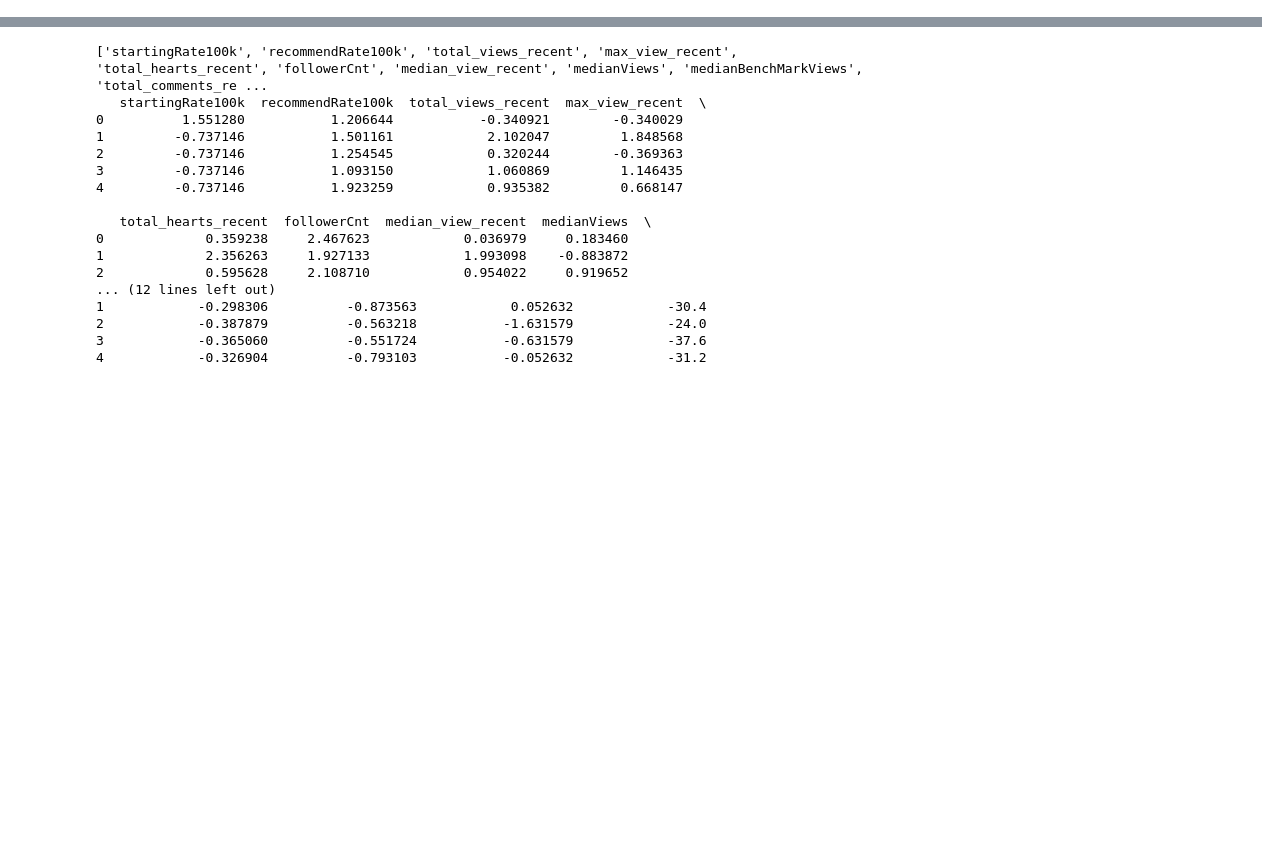
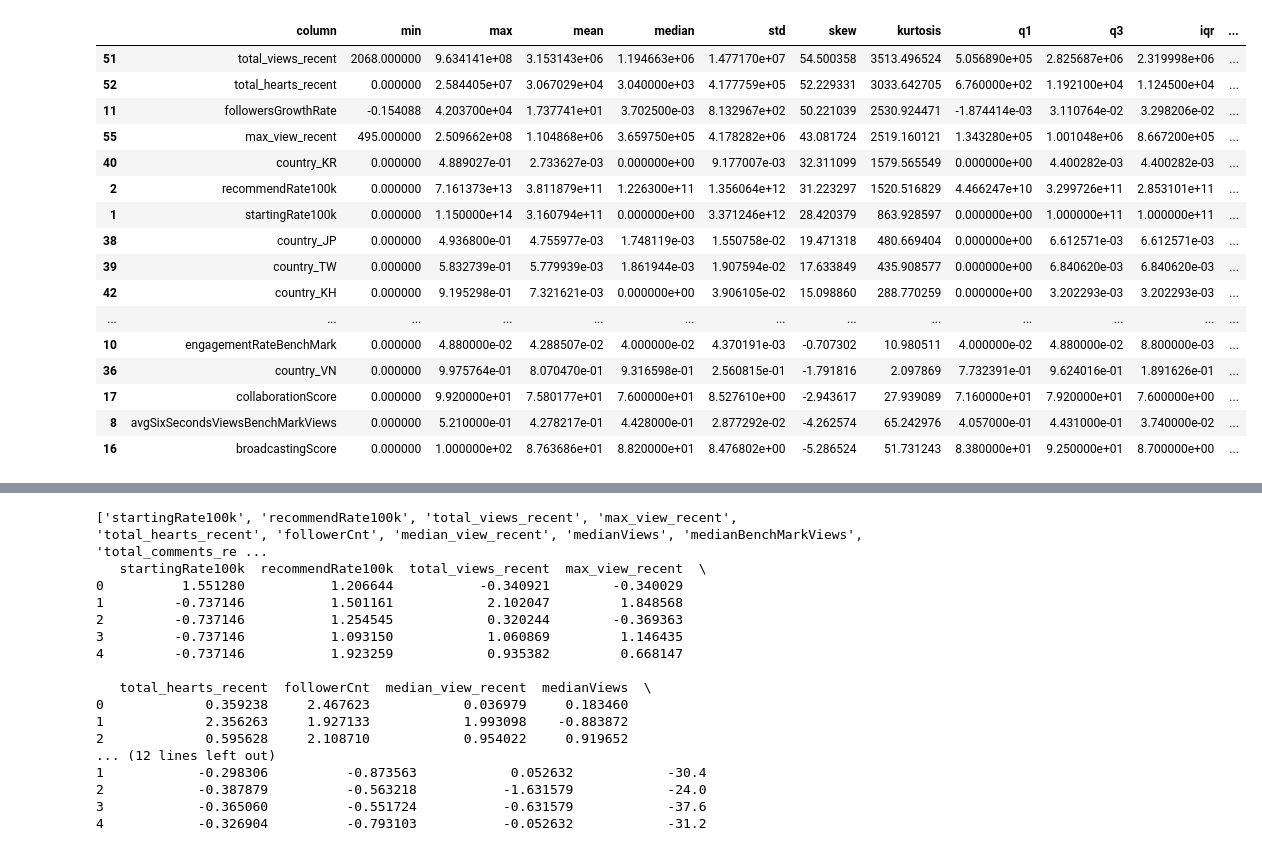
Before and after one commit to lamphat344961-alt/DACS_2026, a Jupyter notebook: transform.ipynb, the cells around one changed output, grey strips where cells are left out. Saved outputs shown, nothing was run; the diff lists cells and outputs as text; code cells hidden in the pictures; blank space fills up the shorter version.

```diff
--- a/transform.ipynb
+++ b/transform.ipynb
@@ -7,3 +7,50 @@ import matplotlib.pyplot as plt
 from sklearn.preprocessing import StandardScaler,RobustScaler
 # %%
 df = pd.read_csv("model_features.csv")
+# %%
+def column_stats(df):
+    stats = []
+
+    for col in df.columns:
+        if pd.api.types.is_numeric_dtype(df[col]):
+            s = df[col].dropna()
+
+            stats.append({
+                'column': col,
+                'min': s.min(),
+                'max': s.max(),
+                'mean': s.mean(),
+                'median': s.median(),
+                'std': s.std(),
+                'skew': s.skew(),
+                'kurtosis': s.kurt(),
+                'q1': s.quantile(0.25),
+                'q3': s.quantile(0.75),
+                'iqr': s.quantile(0.75) - s.quantile(0.25),
+                'zero_ratio': (s == 0).mean(),
+                'unique': s.nunique()
+            })
+
+    return pd.DataFrame(stats).sort_values(by='skew', ascending=False)
+# %%
+stats_df = column_stats(df)
+# %%
+stats_df.head(60)
+# %% [output]
+|  | column | min | max | mean | median | std | skew | kurtosis | q1 | q3 | iqr | ... |
+| 51 | total_views_recent | 2068.000000 | 9.634141e+08 | 3.153143e+06 | 1.194663e+06 | 1.477170e+07 | 54.500358 | 3513.496524 | 5.056890e+05 | 2.825687e+06 | 2.319998e+06 | ... |
+| 52 | total_hearts_recent | 0.000000 | 2.584405e+07 | 3.067029e+04 | 3.040000e+03 | 4.177759e+05 | 52.229331 | 3033.642705 | 6.760000e+02 | 1.192100e+04 | 1.124500e+04 | ... |
+| 11 | followersGrowthRate | -0.154088 | 4.203700e+04 | 1.737741e+01 | 3.702500e-03 | 8.132967e+02 | 50.221039 | 2530.924471 | -1.874414e-03 | 3.110764e-02 | 3.298206e-02 | ... |
+| 55 | max_view_recent | 495.000000 | 2.509662e+08 | 1.104868e+06 | 3.659750e+05 | 4.178282e+06 | 43.081724 | 2519.160121 | 1.343280e+05 | 1.001048e+06 | 8.667200e+05 | ... |
+| 40 | country_KR | 0.000000 | 4.889027e-01 | 2.733627e-03 | 0.000000e+00 | 9.177007e-03 | 32.311099 | 1579.565549 | 0.000000e+00 | 4.400282e-03 | 4.400282e-03 | ... |
+| 2 | recommendRate100k | 0.000000 | 7.161373e+13 | 3.811879e+11 | 1.226300e+11 | 1.356064e+12 | 31.223297 | 1520.516829 | 4.466247e+10 | 3.299726e+11 | 2.853101e+11 | ... |
+| 1 | startingRate100k | 0.000000 | 1.150000e+14 | 3.160794e+11 | 0.000000e+00 | 3.371246e+12 | 28.420379 | 863.928597 | 0.000000e+00 | 1.000000e+11 | 1.000000e+11 | ... |
+| 38 | country_JP | 0.000000 | 4.936800e-01 | 4.755977e-03 | 1.748119e-03 | 1.550758e-02 | 19.471318 | 480.669404 | 0.000000e+00 | 6.612571e-03 | 6.612571e-03 | ... |
+| 39 | country_TW | 0.000000 | 5.832739e-01 | 5.779939e-03 | 1.861944e-03 | 1.907594e-02 | 17.633849 | 435.908577 | 0.000000e+00 | 6.840620e-03 | 6.840620e-03 | ... |
+| 42 | country_KH | 0.000000 | 9.195298e-01 | 7.321621e-03 | 0.000000e+00 | 3.906105e-02 | 15.098860 | 288.770259 | 0.000000e+00 | 3.202293e-03 | 3.202293e-03 | ... |
+| ... | ... | ... | ... | ... | ... | ... | ... | ... | ... | ... | ... | ... |
+| 10 | engagementRateBenchMark | 0.000000 | 4.880000e-02 | 4.288507e-02 | 4.000000e-02 | 4.370191e-03 | -0.707302 | 10.980511 | 4.000000e-02 | 4.880000e-02 | 8.800000e-03 | ... |
+| 36 | country_VN | 0.000000 | 9.975764e-01 | 8.070470e-01 | 9.316598e-01 | 2.560815e-01 | -1.791816 | 2.097869 | 7.732391e-01 | 9.624016e-01 | 1.891626e-01 | ... |
+| 17 | collaborationScore | 0.000000 | 9.920000e+01 | 7.580177e+01 | 7.600000e+01 | 8.527610e+00 | -2.943617 | 27.939089 | 7.160000e+01 | 7.920000e+01 | 7.600000e+00 | ... |
+| 8 | avgSixSecondsViewsBenchMarkViews | 0.000000 | 5.210000e-01 | 4.278217e-01 | 4.428000e-01 | 2.877292e-02 | -4.262574 | 65.242976 | 4.057000e-01 | 4.431000e-01 | 3.740000e-02 | ... |
+| 16 | broadcastingScore | 0.000000 | 1.000000e+02 | 8.763686e+01 | 8.820000e+01 | 8.476802e+00 | -5.286524 | 51.731243 | 8.380000e+01 | 9.250000e+01 | 8.700000e+00 | ... |
```
Also changed, not shown: parts of 6 cells of this notebook, 4 other files.
